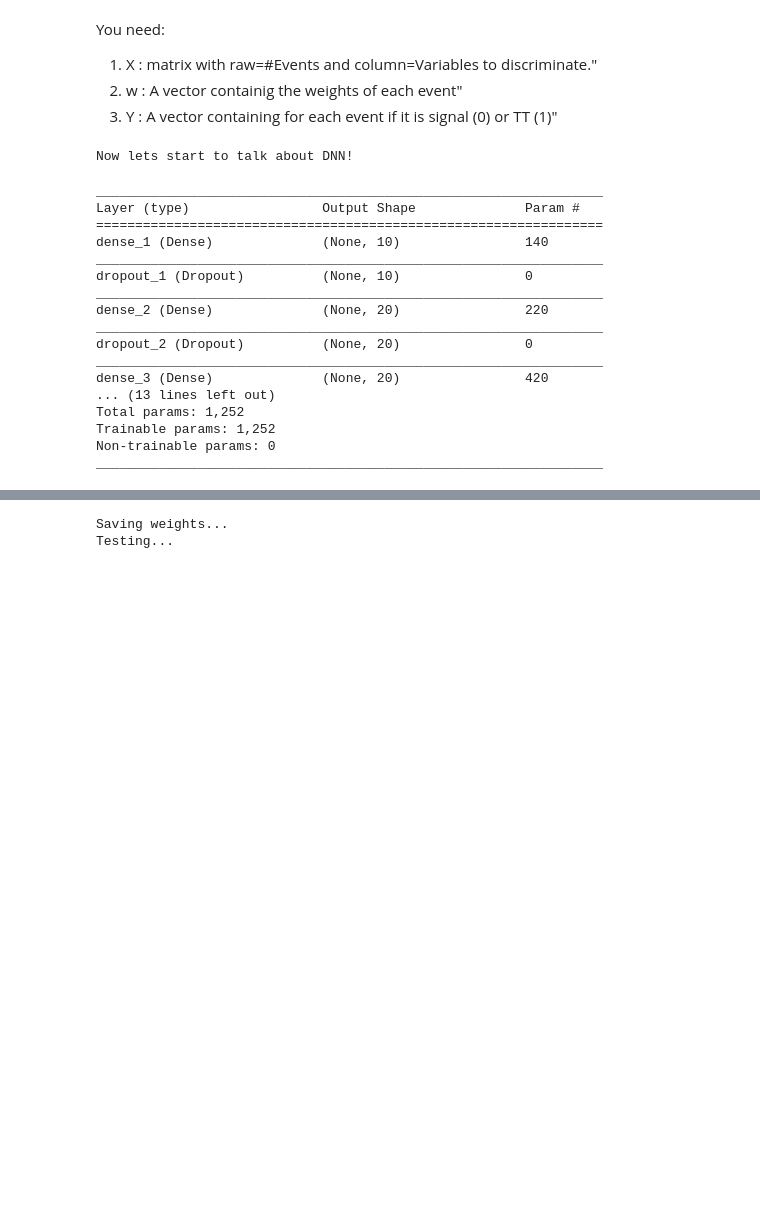
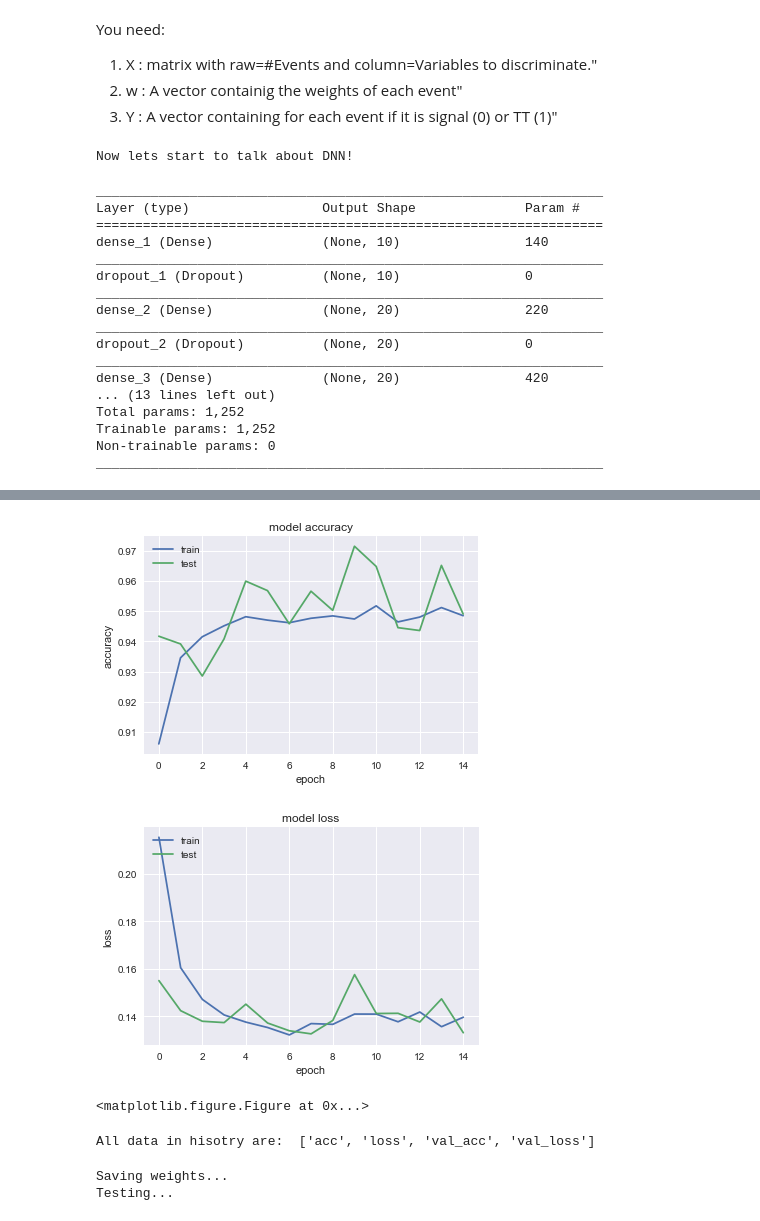
Before and after one commit to lpernie/Keras_Tutorial, a Jupyter notebook: Hhh_optimization_parametric.ipynb, the cells around one changed output, grey strips where cells are left out. Saved outputs shown, nothing was run; the diff lists cells and outputs as text; code cells hidden in the pictures; blank space fills up the shorter version.

```diff
--- a/Hhh_optimization_parametric.ipynb
+++ b/Hhh_optimization_parametric.ipynb
@@ -39,8 +42,8 @@ execfile("Useful_func.py")
 seed = 7; np.random.seed(seed);
 # Input paramters
 debug = True #(Verbose output)
-folder='Plots_hh_tt_MLP/' # Folder with Plots
-MakePlots=False # Set False if you want to run faster
+folder='Plots_hh_tt_parametric_MLP' # Folder with Plots
+MakePlots=True # Set False if you want to run faster
 folderCreation  = subprocess.Popen(['mkdir -p ' + folder], stdout=subprocess.PIPE, shell=True); folderCreation.communicate()
 folderCreation2 = subprocess.Popen(['mkdir -p models/'], stdout=subprocess.PIPE, shell=True); folderCreation2.communicate()
 # %% [output]
@@ -142,7 +138,7 @@ You need:
 # %%
 print('Now lets start to talk about DNN!')
 #You only need a Dataframe for the training. So you merge all the one you have
-df =  pd.concat((hh[my_branches_training], ttbar[my_branches_training]), ignore_index=True)
+df =  pd.concat((HH_ALL[0][my_branches_training], HH_ALL[0][my_branches_training], HH_ALL[0][my_branches_training], HH_ALL[0][my_branches_training], HH_ALL[0][my_branches_training], HH_ALL[0][my_branches_training], HH_ALL[0][my_branches_training], HH_ALL[0][my_branches_training], HH_ALL[0][my_branches_training], HH_ALL[0][my_branches_training], ttbar[my_branches_training]), ignore_index=True)
 # Turn the df the desired ndarray "X" that can be directly used for ML applications.
 X = df.as_matrix() # Each row is an object to classify, each column corresponds to a specific variable.
 # Take the weights
@@ -159,7 +155,7 @@ X_train, X_test, y_train, y_test, w_train, w_test, ix_train, ix_test = train_tes
 # It is common practice to scale the inputs to Neural Nets such that they have approximately similar ranges (it atually improve the results)
 scaler = StandardScaler()
 X_train = scaler.fit_transform(X_train)
-X_test = scaler.transform(X_test)
+X_test = scaler.transform(X_test) # You are applying the same transformation done to X_train, to X_test.
 # %% [output]
 Now lets start to talk about DNN!
 # %%
@@ -221,7 +216,7 @@ _________________________________________________________________
 # %%
 print('---------------------------Training:---------------------------')
 try:
-    model.fit(X_train, y_train, batch_size=50, epochs=100, verbose=1,
+    history = model.fit(X_train, y_train, batch_size=50, epochs=100, verbose=1,
               callbacks = [
                   EarlyStopping(verbose=True, patience=6, monitor='val_loss'),
                   ModelCheckpoint('models/tutorial-progress.h5', monitor='val_loss', verbose=1, save_best_only=True)
@@ -249,4 +244,35 @@ Epoch 4/100
 Epoch 5/100
+# %%
+# Let's make some plots about the convergence of our model. You can check if:
+#  1. It’s speed of convergence over epochs (slope).
+#  2. Whether the model may have already converged (plateau of the line).
+#  3. Whether the mode may be over-learning the training data (inflection for validation line).
+
+if debug:
+    print "All data in hisotry are: ",history.history.keys()
+# Summarize history for accuracy
+plt.plot(history.history['acc'])
+plt.plot(history.history['val_acc'])
+plt.title('model accuracy')
+plt.ylabel('accuracy')
+plt.xlabel('epoch')
+plt.legend(['train', 'test'], loc='upper left')
+plt.show()
+plt.savefig(folder + '/Check_accuracy.pdf')
+# Summarize history for loss
+plt.plot(history.history['loss'])
+plt.plot(history.history['val_loss'])
+plt.title('model loss')
+plt.ylabel('loss')
+plt.xlabel('epoch')
+plt.legend(['train', 'test'], loc='upper left')
+plt.show()
+plt.savefig(folder + '/Check_loss.pdf')
+# %% [output]
+[figure, added]
+[figure, added]
+<matplotlib.figure.Figure at 0x...>
+All data in hisotry are:  ['acc', 'loss', 'val_acc', 'val_loss']
 # %%
 # Load the best network (by default you return the last one, you if you save every time you have a better one you are fine loading it later)
 model.load_weights('./models/tutorial-progress.h5')
```
Also changed, not shown: parts of 10 cells of this notebook, 2 other files.
